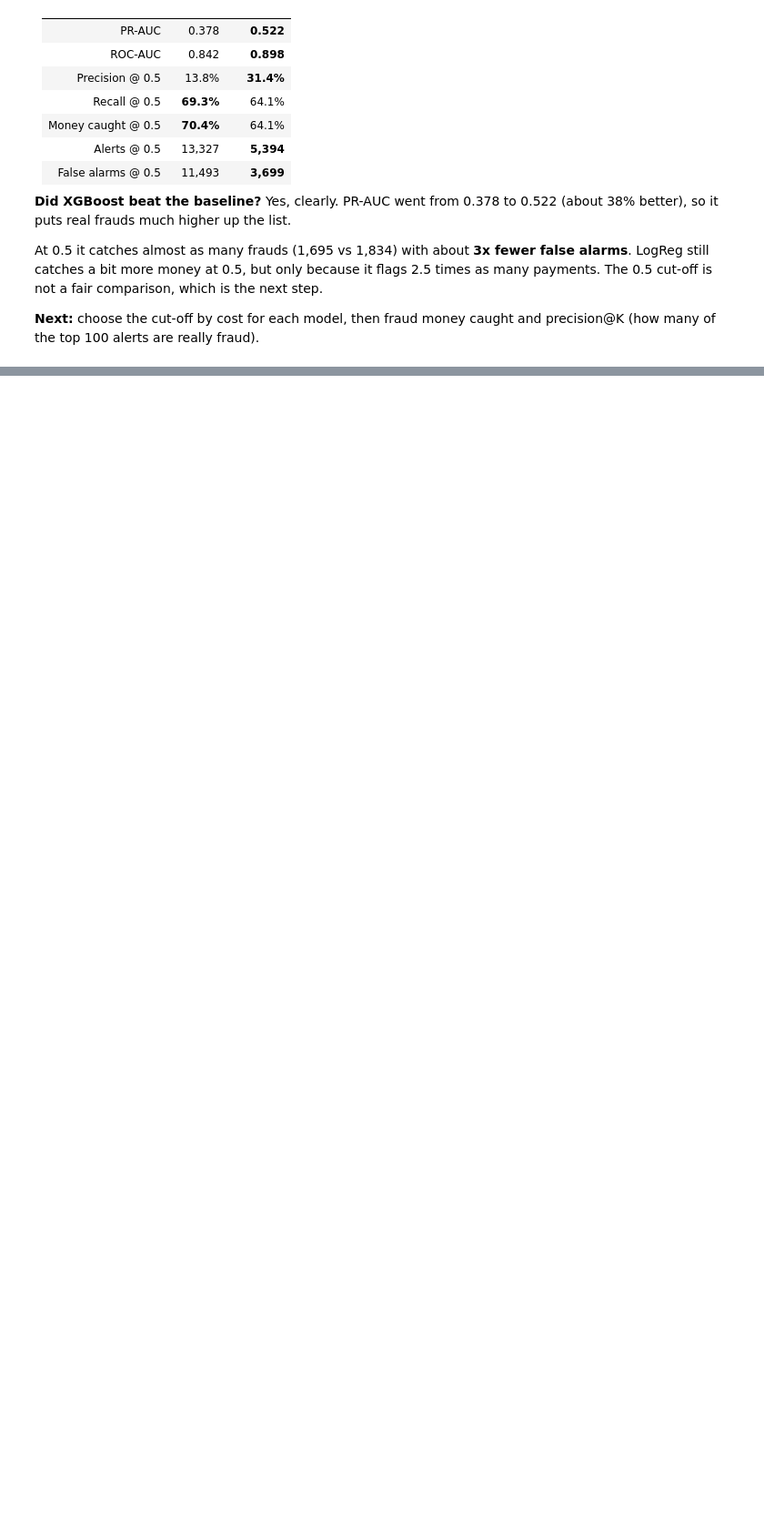
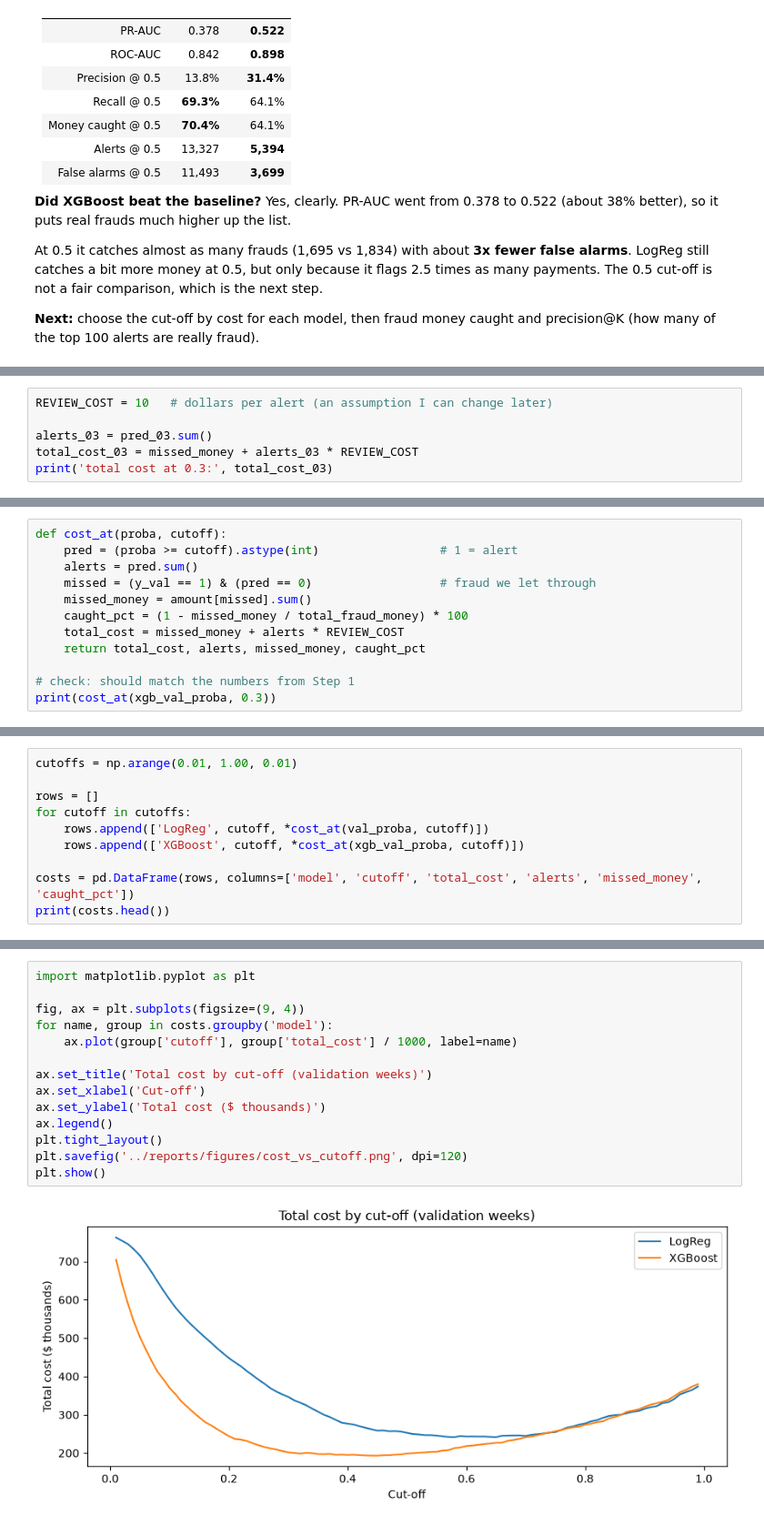
Before and after one commit to kamalpreet1604/fraudshield-ai, a Jupyter notebook: notebooks/02_split_and_features.ipynb, the cells around one changed output, grey strips where cells are left out. Shown at 91% size. Saved outputs shown, nothing was run; the diff lists cells and outputs as text; blank space fills up the shorter version.

```diff
--- a/notebooks/02_split_and_features.ipynb
+++ b/notebooks/02_split_and_features.ipynb
@@ -997,0 +1047,6 @@ At 0.5 it catches almost as many frauds (1,695 vs 1,834) with about **3x fewer f
+# %%
+REVIEW_COST = 10   # dollars per alert (an assumption I can change later)
+
+alerts_03 = pred_03.sum()
+total_cost_03 = missed_money + alerts_03 * REVIEW_COST
+print('total cost at 0.3:', total_cost_03)
@@ -997,0 +1063,12 @@ At 0.5 it catches almost as many frauds (1,695 vs 1,834) with about **3x fewer f
+# %%
+def cost_at(proba, cutoff):
+    pred = (proba >= cutoff).astype(int)                 # 1 = alert
+    alerts = pred.sum()
+    missed = (y_val == 1) & (pred == 0)                  # fraud we let through
+    missed_money = amount[missed].sum()
+    caught_pct = (1 - missed_money / total_fraud_money) * 100
+    total_cost = missed_money + alerts * REVIEW_COST
+    return total_cost, alerts, missed_money, caught_pct
+
+# check: should match the numbers from Step 1
+print(cost_at(xgb_val_proba, 0.3))
@@ -997,0 +1083,10 @@ At 0.5 it catches almost as many frauds (1,695 vs 1,834) with about **3x fewer f
+# %%
+cutoffs = np.arange(0.01, 1.00, 0.01)
+
+rows = []
+for cutoff in cutoffs:
+    rows.append(['LogReg', cutoff, *cost_at(val_proba, cutoff)])
+    rows.append(['XGBoost', cutoff, *cost_at(xgb_val_proba, cutoff)])
+
+costs = pd.DataFrame(rows, columns=['model', 'cutoff', 'total_cost', 'alerts', 'missed_money', 'caught_pct'])
+print(costs.head())
@@ -997,0 +1106,16 @@ At 0.5 it catches almost as many frauds (1,695 vs 1,834) with about **3x fewer f
+# %%
+import matplotlib.pyplot as plt
+
+fig, ax = plt.subplots(figsize=(9, 4))
+for name, group in costs.groupby('model'):
+    ax.plot(group['cutoff'], group['total_cost'] / 1000, label=name)
+
+ax.set_title('Total cost by cut-off (validation weeks)')
+ax.set_xlabel('Cut-off')
+ax.set_ylabel('Total cost ($ thousands)')
+ax.legend()
+plt.tight_layout()
+plt.savefig('../reports/figures/cost_vs_cutoff.png', dpi=120)
+plt.show()
+# %% [output]
+[figure, added]
```
Also changed, not shown: parts of 30 cells of this notebook, 1 other file.
